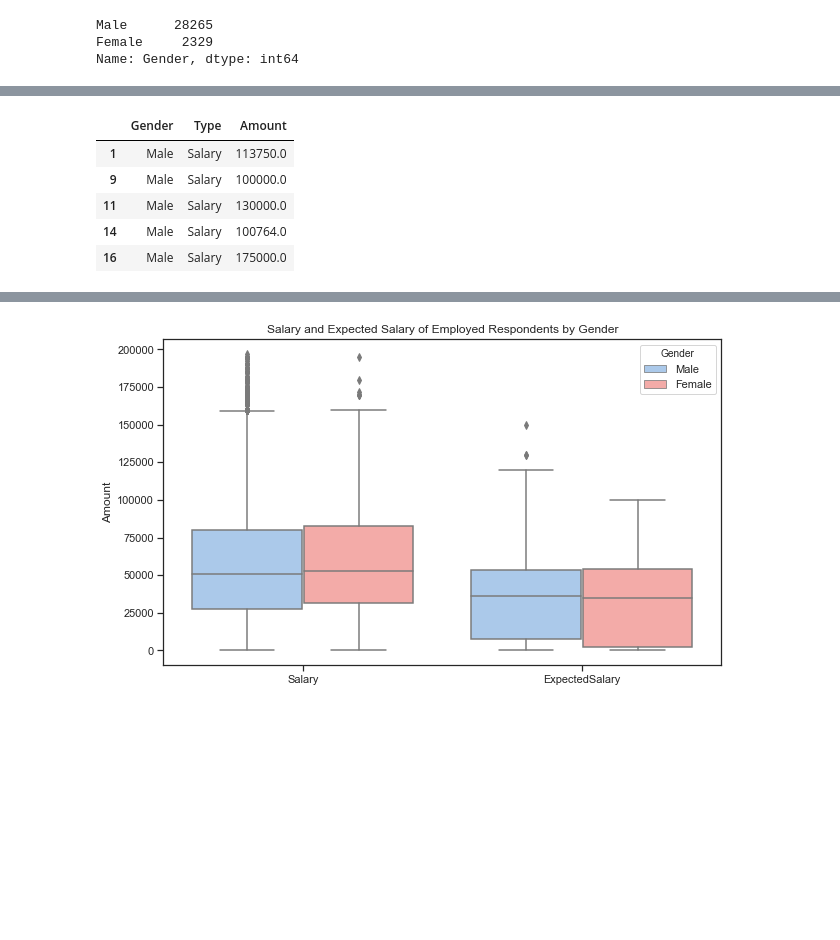
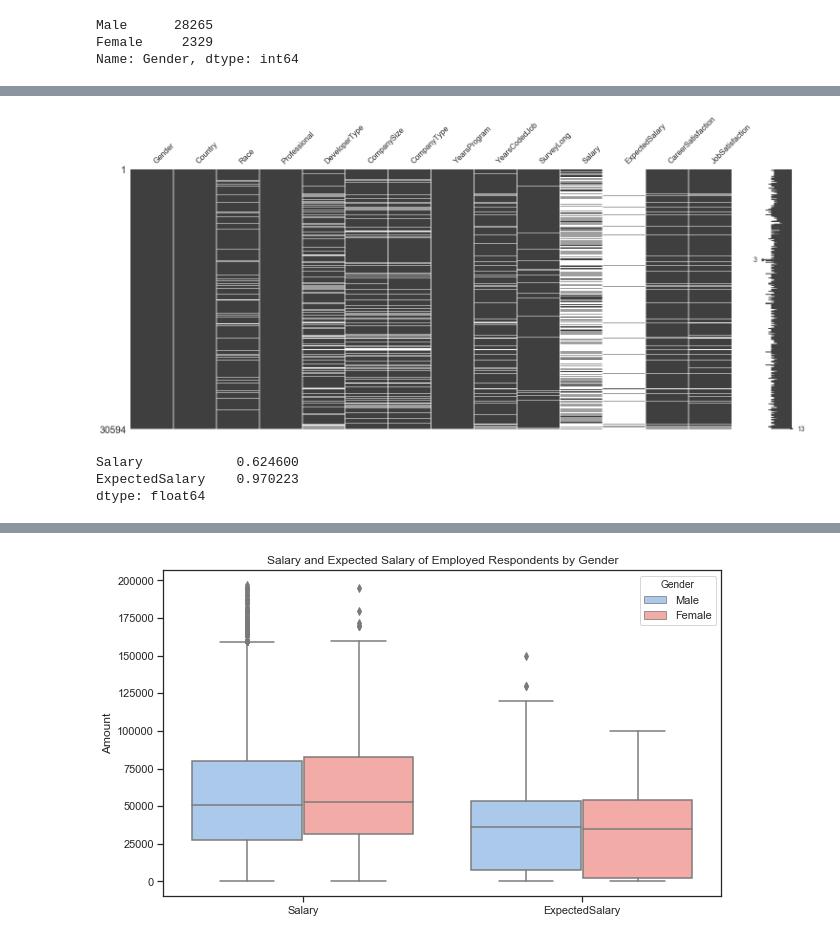
Before and after one commit to kellyhe/stackoverflow_gender, a Jupyter notebook: Explortary Analysis about female programmers.ipynb, the cells around one changed output, grey strips where cells are left out. Drawn from its saved outputs; the diff is of its cells as text; code cells hidden in the pictures; blank space fills up the shorter version.

Commit message:
reorganize the notebook content and upload data

```diff
--- a/Explortary Analysis about female programmers.ipynb
+++ b/Explortary Analysis about female programmers.ipynb
@@ -24,8 +25,8 @@ pd.set_option('max_columns', None)
 sns.set(style="ticks", palette="pastel")
 # %%
 #read raw data
-df = pd.read_csv('./survey_results_public.csv')
-schema = pd.read_csv('./survey_results_schema.csv')
+df = pd.read_csv('./data/survey_results_public.csv')
+schema = pd.read_csv('./data/survey_results_schema.csv')
 
 df.head(5)
 # %% [output]
@@ -182,14 +265,0 @@ df_employed.groupby(df_employed.Gender)[['Salary','ExpectedSalary']].describe()
-# %%
-#Exclude missing values from Salary and expected Salary.
-#Because we have less than half value populated in data, the distribution can get highly distorted by imputing median.
-
-salary = df_employed[['Gender','Salary','ExpectedSalary']]
-salary_unpivot = salary.melt(id_vars=['Gender'], var_name='Type', value_name='Amount').dropna()
-salary_unpivot.head()
-# %% [output]
-|  | Gender | Type | Amount |
-| 1 | Male | Salary | 113750.0 |
-| 9 | Male | Salary | 100000.0 |
-| 11 | Male | Salary | 130000.0 |
-| 14 | Male | Salary | 100764.0 |
-| 16 | Male | Salary | 175000.0 |
@@ -195,0 +268,7 @@ salary_unpivot.head()
+# %%
+# Visualize missing values as a matrix
+msno.matrix(df_employed[['Gender','Country','Race','Professional','DeveloperType'
+                         ,'CompanySize','CompanyType','YearsProgram','YearsCodedJob','SurveyLong'
+                         ,'Salary','ExpectedSalary','CareerSatisfaction','JobSatisfaction']]);
+# %% [output]
+[figure, added]
@@ -195,0 +279,6 @@ salary_unpivot.head()
+# %%
+df_employed[['Salary','ExpectedSalary']].isnull().sum()/df_employed.shape[0]
+# %% [output]
+Salary            0.624600
+ExpectedSalary    0.970223
+dtype: float64
```
Also changed, not shown: parts of 50 cells of this notebook, 4 other files.
